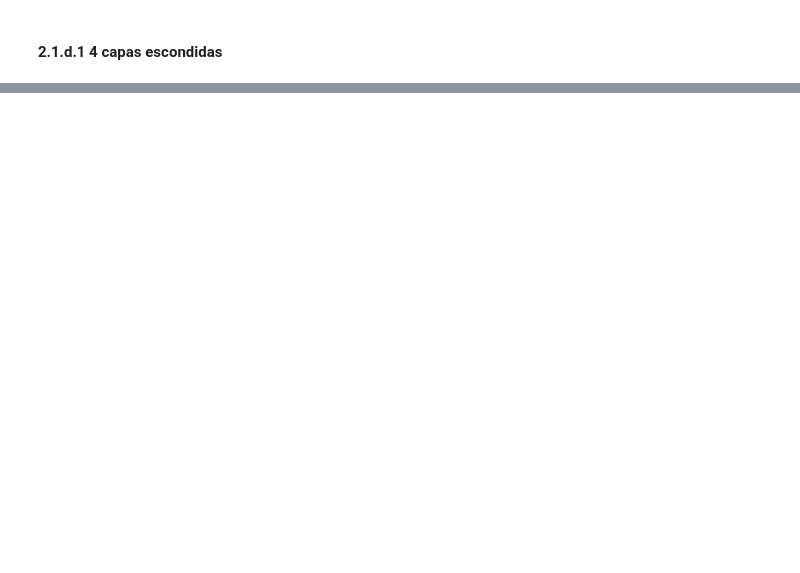
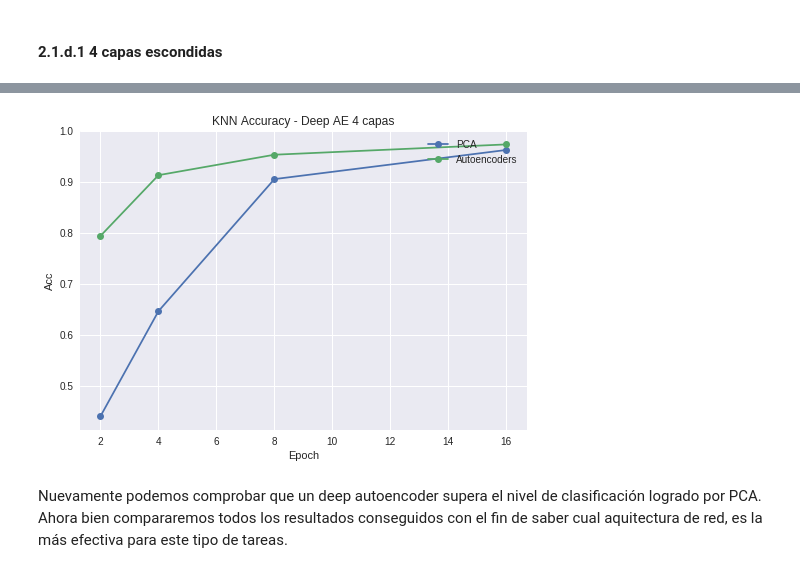
Before and after one commit to rigonzal/ANN, a Jupyter notebook: Approach3/Pregunta_2_colab.ipynb, the cells around one changed output, grey strips where cells are left out. Saved outputs shown, nothing was run; the diff lists cells and outputs as text; code cells hidden in the pictures; blank space fills up the shorter version.

```diff
--- a/Approach3/Pregunta_2_colab.ipynb
+++ b/Approach3/Pregunta_2_colab.ipynb
@@ -411,0 +593,25 @@ for dim in dims:
+# %%
+i=0
+clf_1_d_3_pca_score_list = list()
+clf_1_d_3_dae_score_list = list()
+for dim in dims_1_d:
+  print("============================ Comparación encoder vs PCA para dimensión de tamaño " + str(dim) + " ============================")
+  pca_1_d = PCA(n_components=dim)
+  pca_1_d.fit(x_train)
+  pca_train_1_d = pca_1_d.transform(x_train)
+  pca_test_1_d = pca_1_d.transform(x_test)
+  #AUTOENCODER
+  encoded_train_1_d = encoder_1_d_3_list[i].predict(x_train)
+  encoded_test_1_d = encoder_1_d_3_list[i].predict(x_test)
+  #CLASIFICATION
+  clf_1_d = KNeighborsClassifier(10)
+  clf_1_d.fit(pca_train_1_d, y_train)
+  clf_1_d_3_pca_score = clf_1_d.score(pca_test_1_d,y_test)
+  print('Classification Accuracy PCA: ' + str(clf_1_d_3_pca_score))
+  clf_1_d_3_pca_score_list.append(clf_1_d_3_pca_score)
+  clf_1_d = KNeighborsClassifier(10)
+  clf_1_d.fit(encoded_train_1_d, y_train)
+  clf_1_d_3_dae_score = clf_1_d.score(encoded_test_1_d,y_test)
+  print('Classification Accuracy Encoder: ' + str(clf_1_d_3_dae_score))
+  clf_1_d_3_dae_score_list.append(clf_1_d_3_dae_score)
+  i+=1
@@ -411,0 +631,6 @@ for dim in dims:
+# %%
+pca_knn(dims_1_d,[clf_1_d_3_pca_score_list,clf_1_d_3_dae_score_list],"KNN Accuracy - Deep AE 4 capas")
+# %% [output]
+[figure, added]
+# %% [markdown]
+Nuevamente podemos comprobar que un deep autoencoder supera el nivel de clasificación logrado por PCA. Ahora bien compararemos todos los resultados conseguidos con el fin de saber cual aquitectura de red, es la más efectiva para este tipo de tareas.
```
Also changed, not shown: parts of 36 cells of this notebook.
